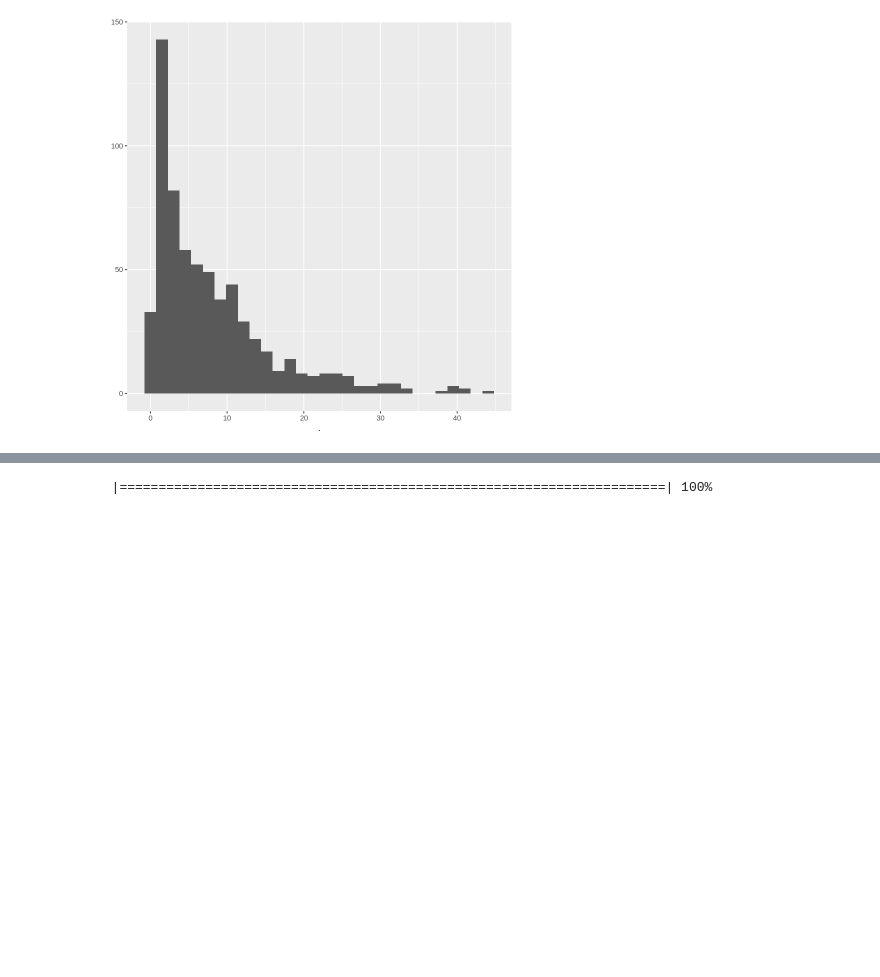
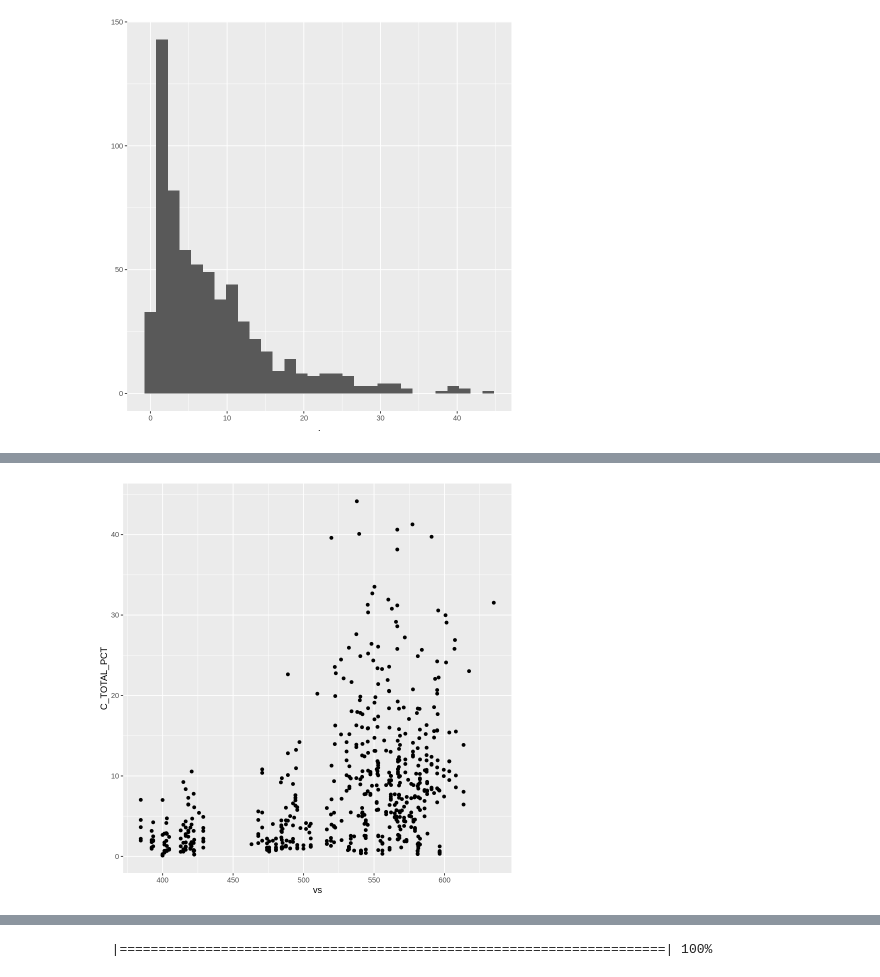
Before and after one commit to seismosmsr/hawaii_soils, a Jupyter notebook: Hawaii_Soils.ipynb, the cells around one changed output, grey strips where cells are left out. Drawn from its saved outputs; the diff is of its cells as text; code cells hidden in the pictures; blank space fills up the shorter version.

```diff
--- a/Hawaii_Soils.ipynb
+++ b/Hawaii_Soils.ipynb
@@ -355,0 +434,5 @@ example_poly <- fia_dt[,c('C_TOTAL_PCT','geom')] %>% st_as_sf() %>% st_transform
+# %%
+rf_dt %>%
+  ggplot(aes(x=vs,y=C_TOTAL_PCT))+
+  geom_point()
+# %% [output]
@@ -355,0 +441 @@ example_poly <- fia_dt[,c('C_TOTAL_PCT','geom')] %>% st_as_sf() %>% st_transform
+[figure, added]
```
Also changed, not shown: parts of 29 cells of this notebook.
